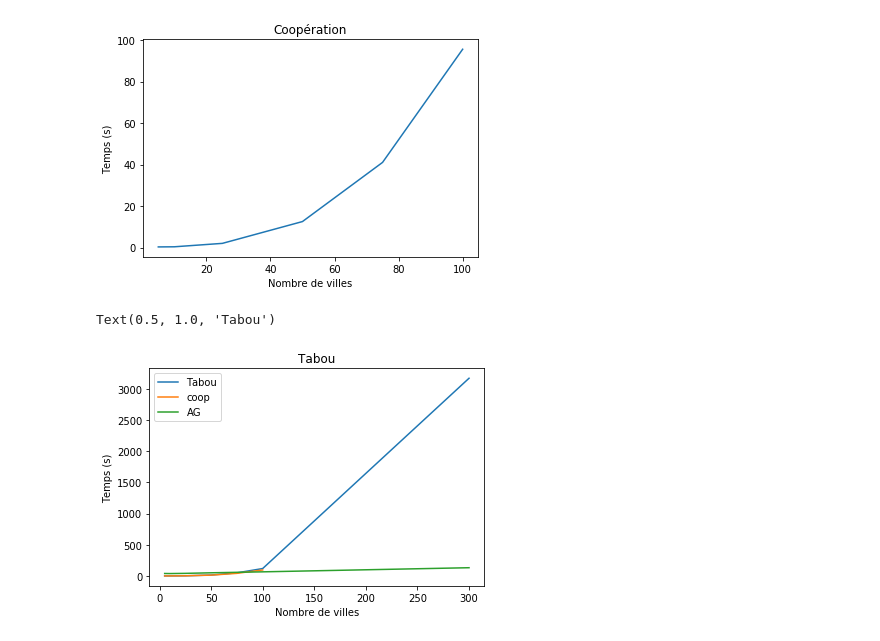
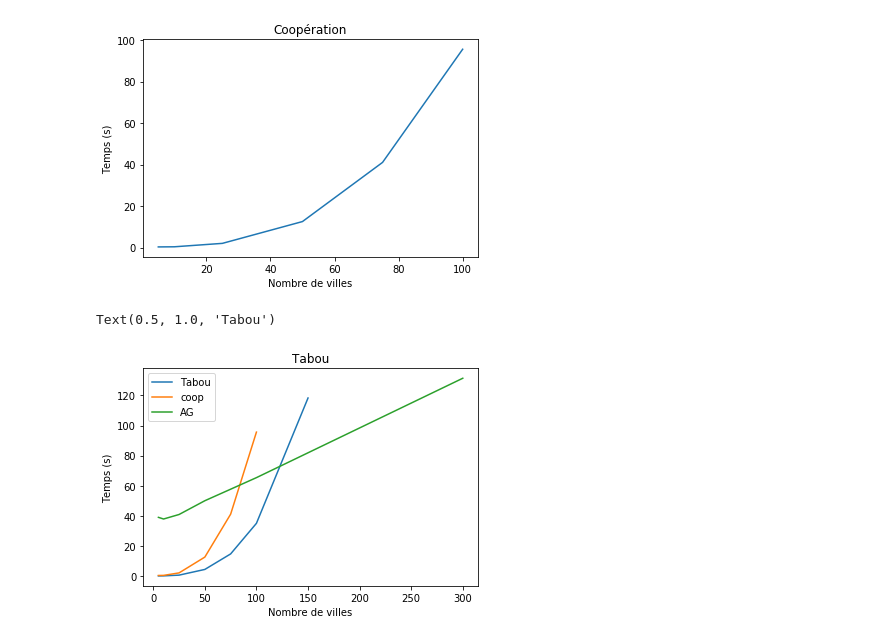
Before and after one commit to pouannes/TSPxMAS, a Jupyter notebook: agents_coopdont-tabouqui-marchecest-cool.ipynb, the cells around one changed output. Cells and saved outputs as stored; diff of their text form; code cells hidden in the pictures.

Commit message:
add graphs

```diff
--- a/agents_coopdont-tabouqui-marchecest-cool.ipynb
+++ b/agents_coopdont-tabouqui-marchecest-cool.ipynb
@@ -459,7 +459,7 @@ class TAAgent(SearchAgent):
 # %%
 def test_TAA(route, print_route=False):
 
-    TAA = TAAgent(route,generations = 50)
+    TAA = TAAgent(route,generations = 30)
 
     route, E = TAA.search()
 
@@ -611,7 +611,7 @@ times_RS = time_RS()
 300 a pris 7.1774256229400635s
 # %%
 def time_Tabou():
-    taille_ville = [5, 10, 25, 50, 75, 100, 300]
+    taille_ville = [5, 10, 25, 50, 75, 100, 150]
     times = []
     for taille in taille_ville:
         cityList = create_cityList(taille)
@@ -723,13 +722,13 @@ plt.title("Coopération")
 Text(0.5, 1.0, 'Coopération')
 [figure]
 # %%
-plt.plot(taille_ville, times_Tabou, label='Tabou')
+plt.plot([5, 10, 25, 50, 75, 100, 150], times_Tabou, label='Tabou')
 plt.plot(taille_ville[:-1], times_coop, label='coop')
 plt.plot(taille_ville, times_AG, label='AG')
 plt.legend()
 plt.xlabel("Nombre de villes")
 plt.ylabel("Temps (s)")
 plt.title("Tabou")
 # %% [output]
 Text(0.5, 1.0, 'Tabou')
-[figure, old version]
+[figure, new version]
```
Also changed, not shown: parts of 2 cells of this notebook.
